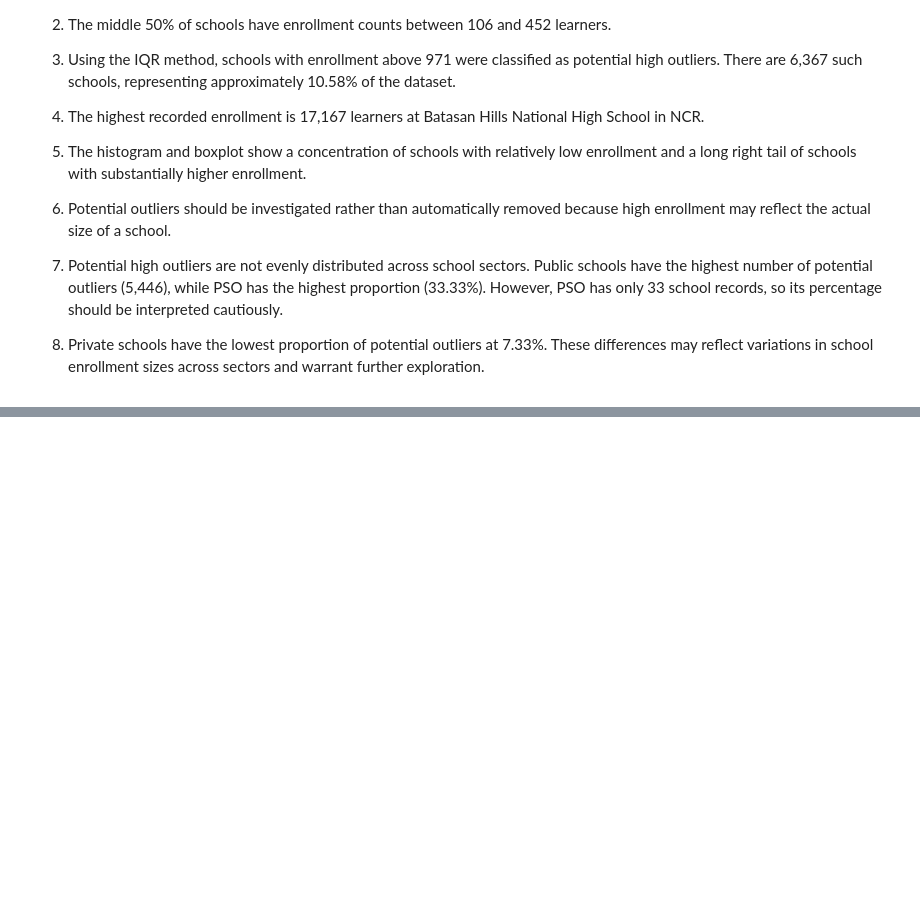
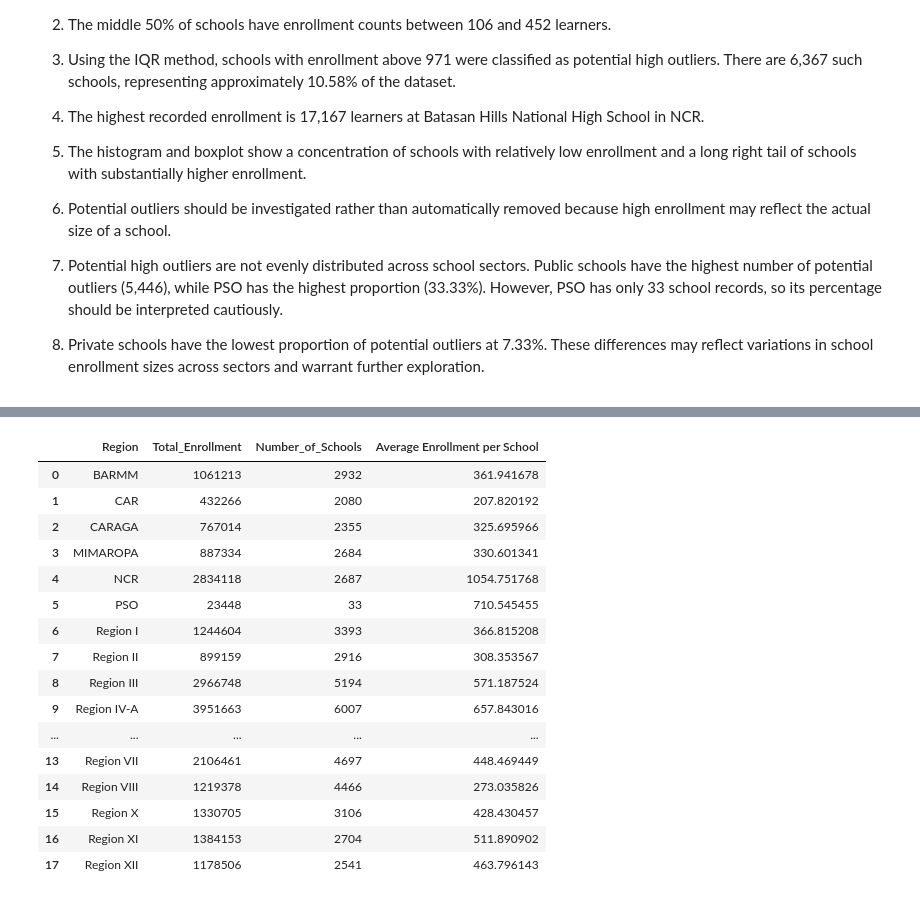
Before and after one commit to zem464/EduInsights, a Jupyter notebook: notebooks/01_dataset_audit.ipynb, the cells around one changed output, grey strips where cells are left out. Saved outputs shown, nothing was run; the diff lists cells and outputs as text; code cells hidden in the pictures; blank space fills up the shorter version.

```diff
--- a/notebooks/01_dataset_audit.ipynb
+++ b/notebooks/01_dataset_audit.ipynb
@@ -1398,0 +1489,60 @@ SUCsLUCs            203                  22           10.837438
+# %%
+# Enrollment by grade level
+grade_summary = (
+    long_saved.groupby("Grade Level")["Enrollment"]
+    .sum()
+    .reset_index(name="Total Enrollment")
+)
+
+# Enrollment by SHS strand
+strand_summary = (
+    long_saved.dropna(subset=["SHS Strand"])
+    .groupby("SHS Strand")["Enrollment"]
+    .sum()
+    .reset_index(name="Total Enrollment")
+)
+
+# Enrollment by SHS track
+track_summary = (
+    long_saved.dropna(subset=["SHS Track"])
+    .groupby("SHS Track")["Enrollment"]
+    .sum()
+    .reset_index(name="Total Enrollment")
+)
+
+display(grade_summary)
+display(strand_summary)
+display(track_summary)
+
+regional_summary = (
+    school_saved.groupby("Region")
+    .agg(
+        Total_Enrollment=("Total Enrollment", "sum"),
+        Number_of_Schools=("BEIS School ID", "nunique")
+    )
+    .reset_index()
+)
+
+regional_summary["Average Enrollment per School"] = (
+    regional_summary["Total_Enrollment"]
+    / regional_summary["Number_of_Schools"]
+)
+
+display(regional_summary)
+
+sector_summary = (
+    school_saved.groupby("Sector")
+    .agg(
+        Total_Enrollment=("Total Enrollment", "sum"),
+        Number_of_Schools=("BEIS School ID", "nunique")
+    )
+    .reset_index()
+)
+
+sector_summary["Average Enrollment per School"] = (
+    sector_summary["Total_Enrollment"]
+    / sector_summary["Number_of_Schools"]
+)
+
+display(sector_summary)
+# %% [output]
@@ -1398,0 +1576,17 @@ SUCsLUCs            203                  22           10.837438
+|  | Region | Total_Enrollment | Number_of_Schools | Average Enrollment per School |
+| 0 | BARMM | 1061213 | 2932 | 361.941678 |
+| 1 | CAR | 432266 | 2080 | 207.820192 |
+| 2 | CARAGA | 767014 | 2355 | 325.695966 |
+| 3 | MIMAROPA | 887334 | 2684 | 330.601341 |
+| 4 | NCR | 2834118 | 2687 | 1054.751768 |
+| 5 | PSO | 23448 | 33 | 710.545455 |
+| 6 | Region I | 1244604 | 3393 | 366.815208 |
+| 7 | Region II | 899159 | 2916 | 308.353567 |
+| 8 | Region III | 2966748 | 5194 | 571.187524 |
+| 9 | Region IV-A | 3951663 | 6007 | 657.843016 |
+| ... | ... | ... | ... | ... |
+| 13 | Region VII | 2106461 | 4697 | 448.469449 |
+| 14 | Region VIII | 1219378 | 4466 | 273.035826 |
+| 15 | Region X | 1330705 | 3106 | 428.430457 |
+| 16 | Region XI | 1384153 | 2704 | 511.890902 |
+| 17 | Region XII | 1178506 | 2541 | 463.796143 |
```
Also changed, not shown: parts of 22 cells of this notebook, 5 other files.
